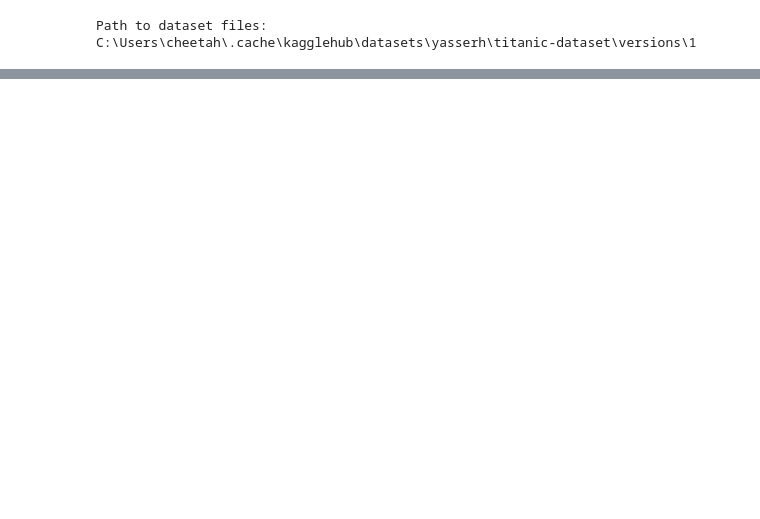
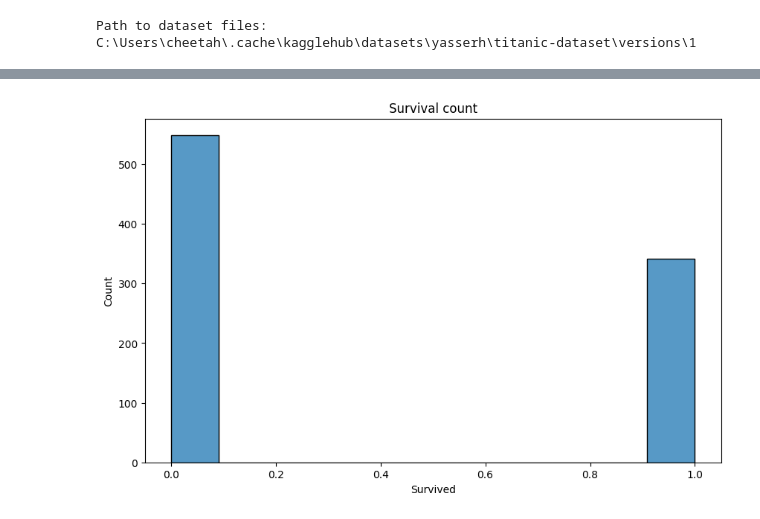
Before and after one commit to Cheetah555V2/Pandas-matplotlib-seaborn-for-data-analysis, a Jupyter notebook: main.ipynb, the cells around one changed output, grey strips where cells are left out. Cells and saved outputs as stored; diff of their text form; code cells hidden in the pictures; blank space fills up the shorter version.

```diff
--- a/main.ipynb
+++ b/main.ipynb
@@ -32,3 +30,5 @@ path = kagglehub.dataset_download("yasserh/titanic-dataset")
 print("Path to dataset files:", path)
 # %% [output]
 Path to dataset files: C:\Users\cheetah\.cache\kagglehub\datasets\yasserh\titanic-dataset\versions\1
+# %%
+df = pd.read_csv(f"{path}/Titanic-Dataset.csv")
@@ -34,0 +44,9 @@ Path to dataset files: C:\Users\cheetah\.cache\kagglehub\datasets\yasserh\titani
+# %%
+plt.figure(figsize=(10, 6))
+sns.histplot(data=df, x="Survived")
+plt.ylabel("Count")
+plt.title("Survival count")
+
+plt.show()
+# %% [output]
+[figure, added]
```
Also changed, not shown: parts of 8 cells of this notebook.
